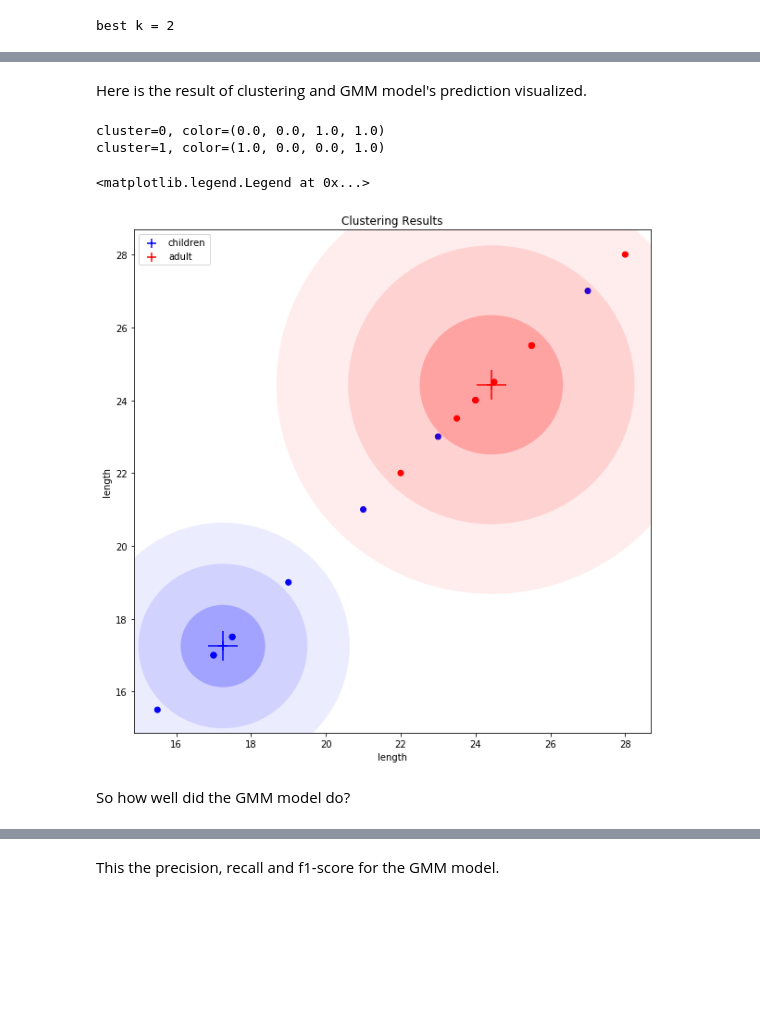
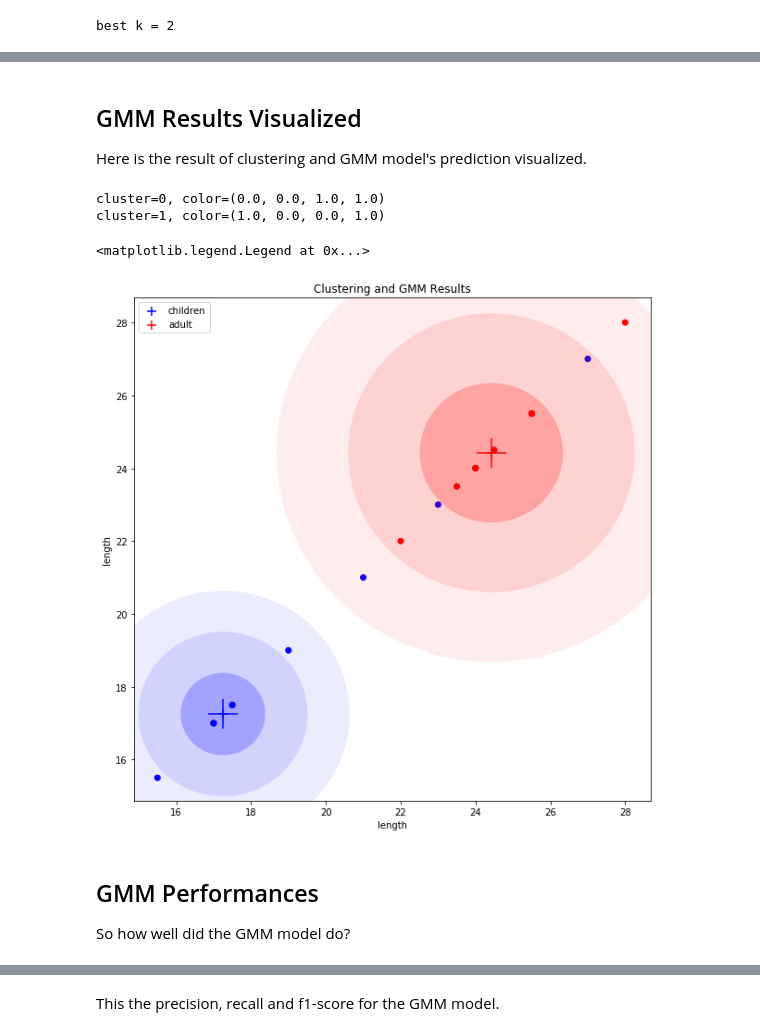
Before and after one commit to oneoffcoder/jupyter, a Jupyter notebook: data-science/gmm.ipynb, the cells around one changed output, grey strips where cells are left out. Drawn from its saved outputs; the diff is of its cells as text; code cells hidden in the pictures; blank space fills up the shorter version.

```diff
--- a/data-science/gmm.ipynb
+++ b/data-science/gmm.ipynb
@@ -212,4 +200,6 @@ prediction_df
 # %% [markdown]
+## GMM Results Visualized
+
 Here is the result of clustering and GMM model's prediction visualized.
 # %%
 import matplotlib.colors as colors
@@ -231,36 +221,38 @@ for cluster, label in zip(range(best_k), ['children', 'adults']):
     vx, vy = eve[:,0][0], eve[:,0][0]
     theta = np.arctan2(vy, vx)
     color = colors.to_rgba(colorset[cluster])
     print('cluster={}, color={}'.format(cluster, color))
 
     for cov_factor in range(1, 4):
         size = np.sqrt(eva[0]) * cov_factor * 2
         angle = np.degrees(theta)
         ell = Ellipse(
             xy=(mu, mu),
             width=size,
             height=size,
             angle=angle,
             linewidth=2)
         ell.set_facecolor((color[0], color[1], color[2], 1.0 / (cov_factor * 4.5)))
         ax.add_artist(ell)
 
     c = [colorset[v] for v in cluster_df['label'].values]
     pc = ax.scatter(mu, mu, marker='+', s=100, c=colorset[cluster])
     ax.scatter(mu, mu, marker='+', s=1000, c=colorset[cluster])
     ax.scatter(cluster_df['length'], cluster_df['length'], label=label, c=c, marker='o')
     pcs.append(pc)
 
-ax.set_title('Clustering Results')
+ax.set_title('Clustering and GMM Results')
 ax.set_xlabel('length')
 ax.set_ylabel('length')
 ax.legend(pcs, ['children', 'adult'])
 # %% [output]
 cluster=0, color=(0.0, 0.0, 1.0, 1.0)
 cluster=1, color=(1.0, 0.0, 0.0, 1.0)
 <matplotlib.legend.Legend at 0x...>
-[figure, old version]
+[figure, new version]
 # %% [markdown]
+## GMM Performances
+
 So how well did the GMM model do?
 # %%
 prediction_df = pd.concat([prediction_df, pd.DataFrame(gmm.predict_proba(X), columns=['gmm_1', 'gmm_0'])], axis=1)
```
Also changed, not shown: parts of 21 cells of this notebook.
